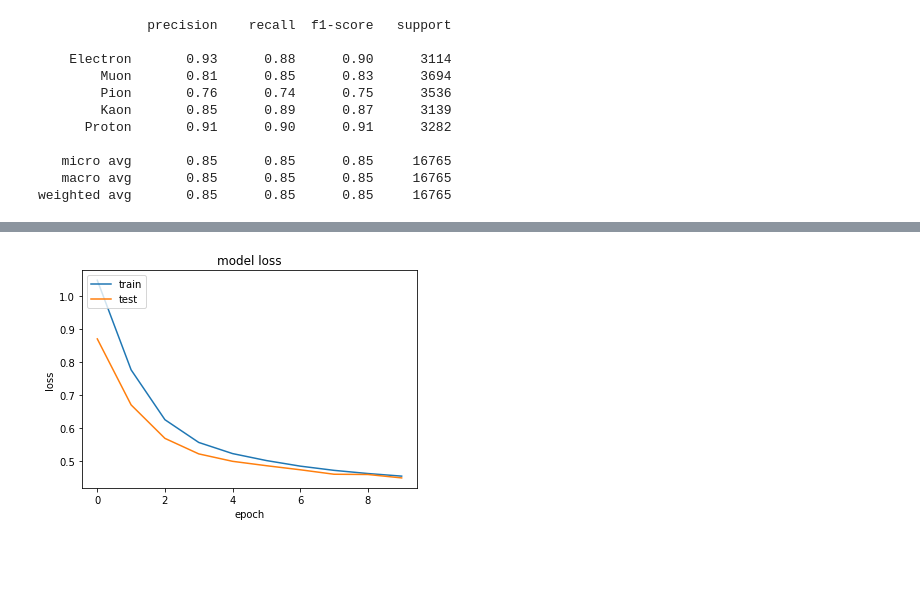
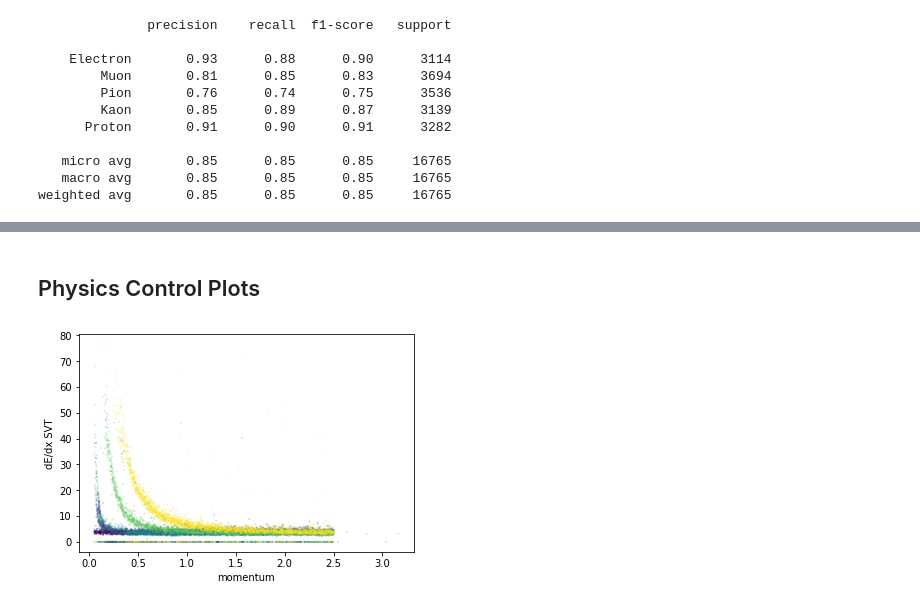
Before and after one commit to marcelkunze/notebooks-ipa, a Jupyter notebook: pid.ipynb, the cells around one changed output, grey strips where cells are left out. Saved outputs shown, nothing was run; the diff lists cells and outputs as text; code cells hidden in the pictures; blank space fills up the shorter version.

```diff
--- a/pid.ipynb
+++ b/pid.ipynb
@@ -270,11 +268,15 @@ plt.show()
-# %%
-# summarize history for loss
-plt.plot(history.history['loss'])
-plt.plot(history.history['val_loss'])
-plt.title('model loss')
-plt.ylabel('loss')
-plt.xlabel('epoch')
-plt.legend(['train', 'test'], loc='upper left')
-plt.show()
-# %% [output]
-[figure, removed]
+# %% [markdown]
+## Physics Control Plots
+# %%
+mom = test_dataset[b'mom']
+svt = test_dataset[b'svt']
+dch = test_dataset[b'dch']
+drc = test_dataset[b'drc']
+# %%
+plt.scatter(mom, svt, alpha=0.2,
+            s=1, c=pred_labels, cmap='viridis')
+plt.ylabel('dE/dx SVT')
+plt.xlabel('momentum')
+plt.show()
+# %% [output]
+[figure, added]
```
Also changed, not shown: parts of 12 cells of this notebook.
